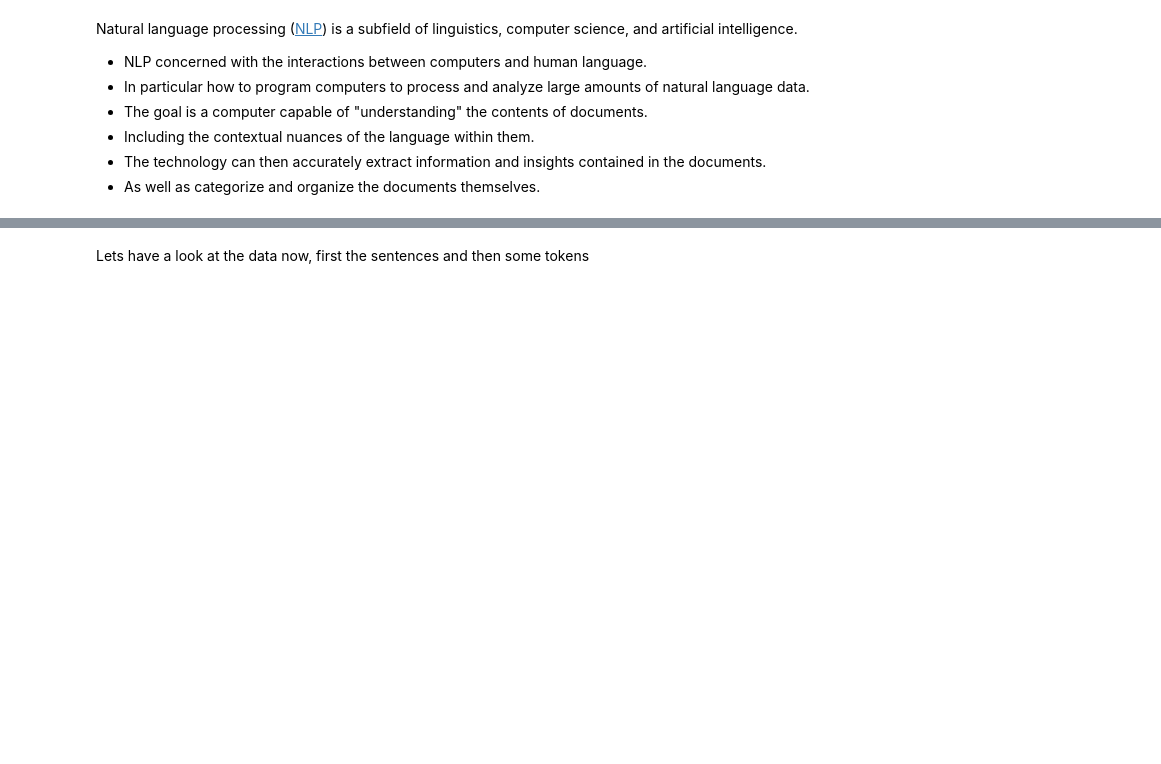
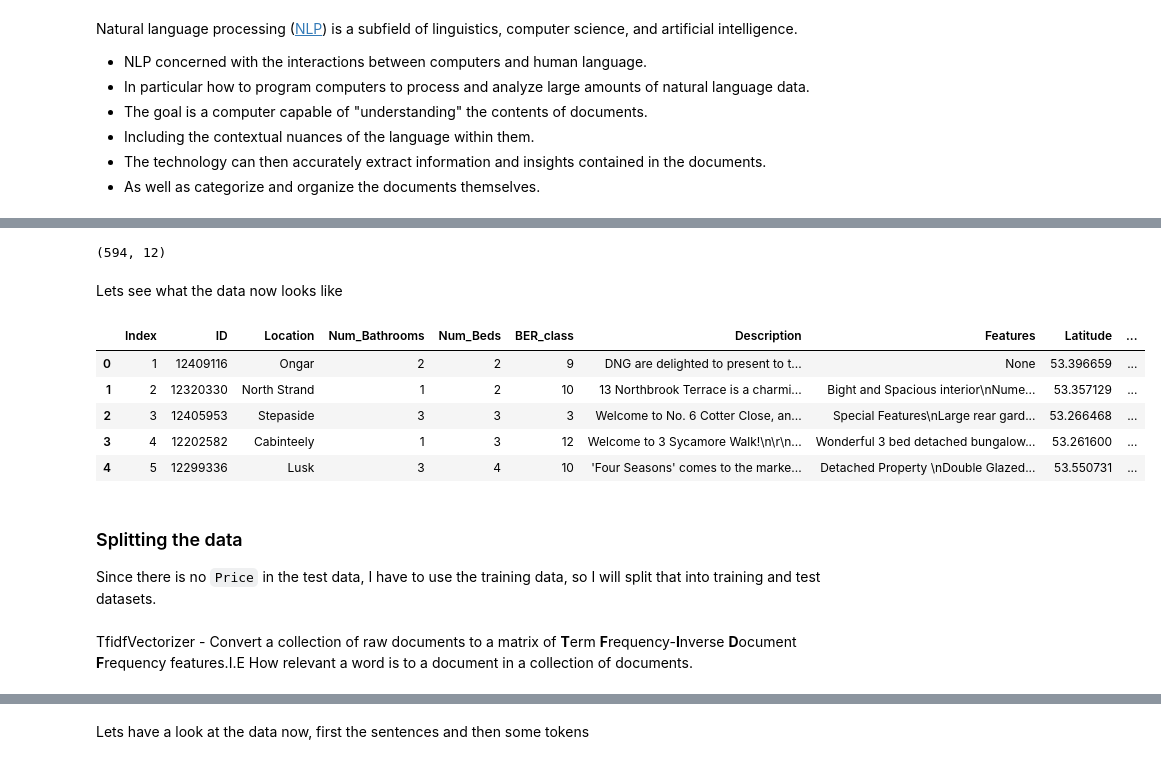
Before and after one commit to 9309888/ET5003-Group-2, a Jupyter notebook: ET5003_KaggleCompetition_JohnHayes_9309888.ipynb, the cells around one changed output, grey strips where cells are left out. Drawn from its saved outputs; the diff is of its cells as text; code cells hidden in the pictures; blank space fills up the shorter version.

```diff
--- a/ET5003_KaggleCompetition_JohnHayes_9309888.ipynb
+++ b/ET5003_KaggleCompetition_JohnHayes_9309888.ipynb
@@ -673,4 +737,3 @@ Natural language processing ([NLP](https://en.wikipedia.org/wiki/Natural_languag
 stemmer = SnowballStemmer('english', ignore_stopwords=False)
 # %%
-nltk.download('stopwords')
-stop = set(stopwords.words('english'))
+stop_words = set(stopwords.words('english'))
@@ -687,0 +740,3 @@ Now apply some NLP examination to the `Description` and `Features` attributes. F
+# %%
+# Removing `BER_class` as I will convert that separately
+text_features = ['Location', 'Description', 'Features']#, 'Type']
@@ -687,0 +745,2 @@ Now apply some NLP examination to the `Description` and `Features` attributes. F
+# %%
+df_train_nlp = nlk_nlp_preprocess(text_features, stop_words, df_train_clean, 4)
@@ -687,0 +758,17 @@ Now apply some NLP examination to the `Description` and `Features` attributes. F
+# %%
+# TODO Need to check the size of this vs expected 594 vs 1387...
+print(df_test_clean.shape)
+#df_test_nlp = nlk_nlp_preprocess(text_features, stop_words, df_test_clean, 4)
+# %% [output]
+(594, 12)
+# %% [markdown]
+Lets see what the data now looks like
+# %%
+df_train_nlp.head()
+# %% [output]
+|  | Index | ID | Location | Num_Bathrooms | Num_Beds | BER_class | Description | Features | Latitude | ... |
+| 0 | 1 | 12409116 | Ongar | 2 | 2 | 9 | DNG are delighted to present to t... | None | 53.396659 | ... |
+| 1 | 2 | 12320330 | North Strand | 1 | 2 | 10 | 13 Northbrook Terrace is a charmi... | Bight and Spacious interior\nNume... | 53.357129 | ... |
+| 2 | 3 | 12405953 | Stepaside | 3 | 3 | 3 | Welcome to No. 6 Cotter Close, an... | Special Features\nLarge rear gard... | 53.266468 | ... |
+| 3 | 4 | 12202582 | Cabinteely | 1 | 3 | 12 | Welcome to 3 Sycamore Walk!\n\r\n... | Wonderful 3 bed detached bungalow... | 53.261600 | ... |
+| 4 | 5 | 12299336 | Lusk | 3 | 4 | 10 | 'Four Seasons' comes to the marke... | Detached Property \nDouble Glazed... | 53.550731 | ... |
@@ -687,0 +777,3 @@ Now apply some NLP examination to the `Description` and `Features` attributes. F
+# %% [markdown]
+### Splitting the data
+Since there is no `Price` in the test data, I have to use the training data, so I will split that into training and test datasets.
@@ -687,0 +787,2 @@ Now apply some NLP examination to the `Description` and `Features` attributes. F
+# %% [markdown]
+TfidfVectorizer - Convert a collection of raw documents to a matrix of **T**erm **F**requency-**I**nverse **D**ocument **F**requency features.I.E How relevant a word is to a document in a collection of documents.
```
Also changed, not shown: parts of 52 cells of this notebook.
